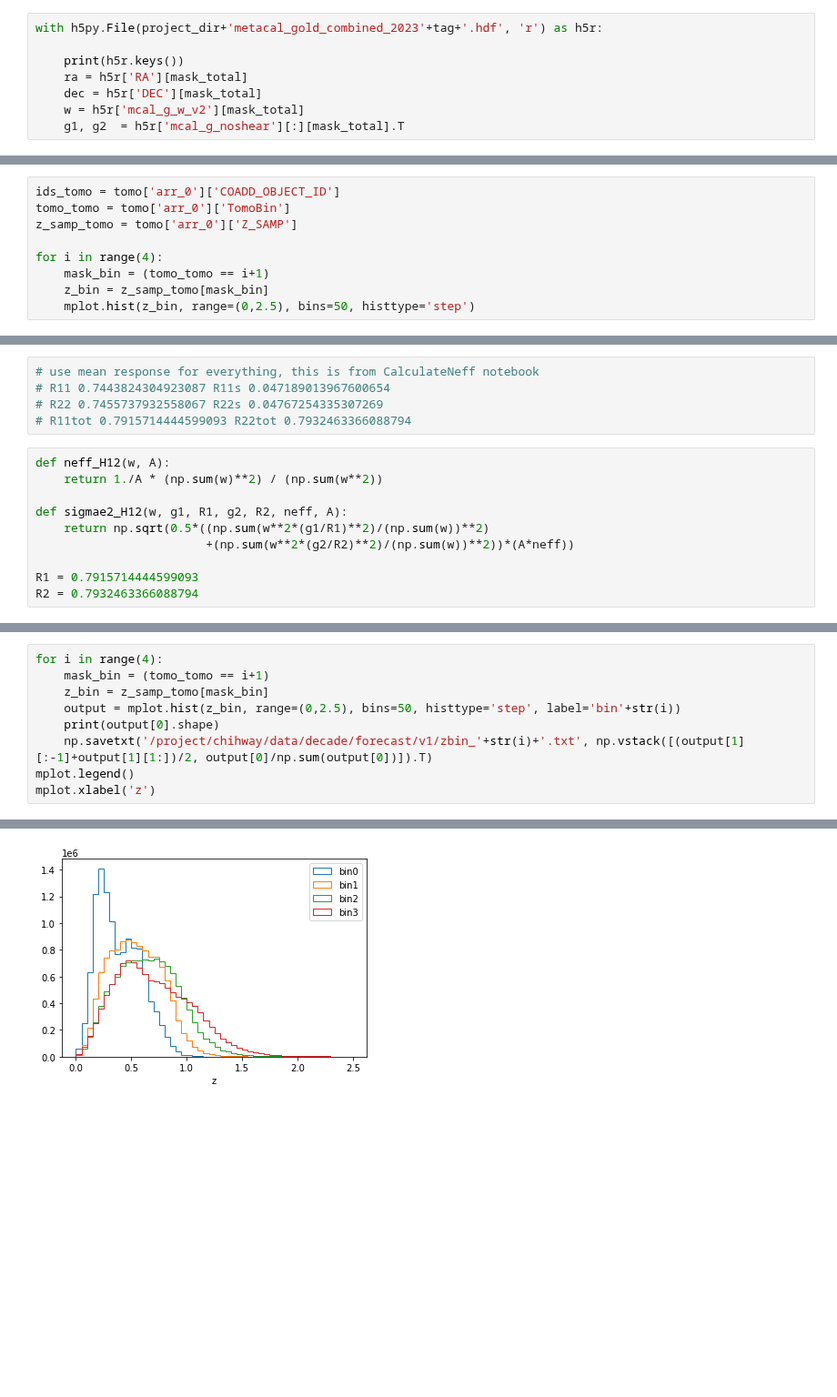
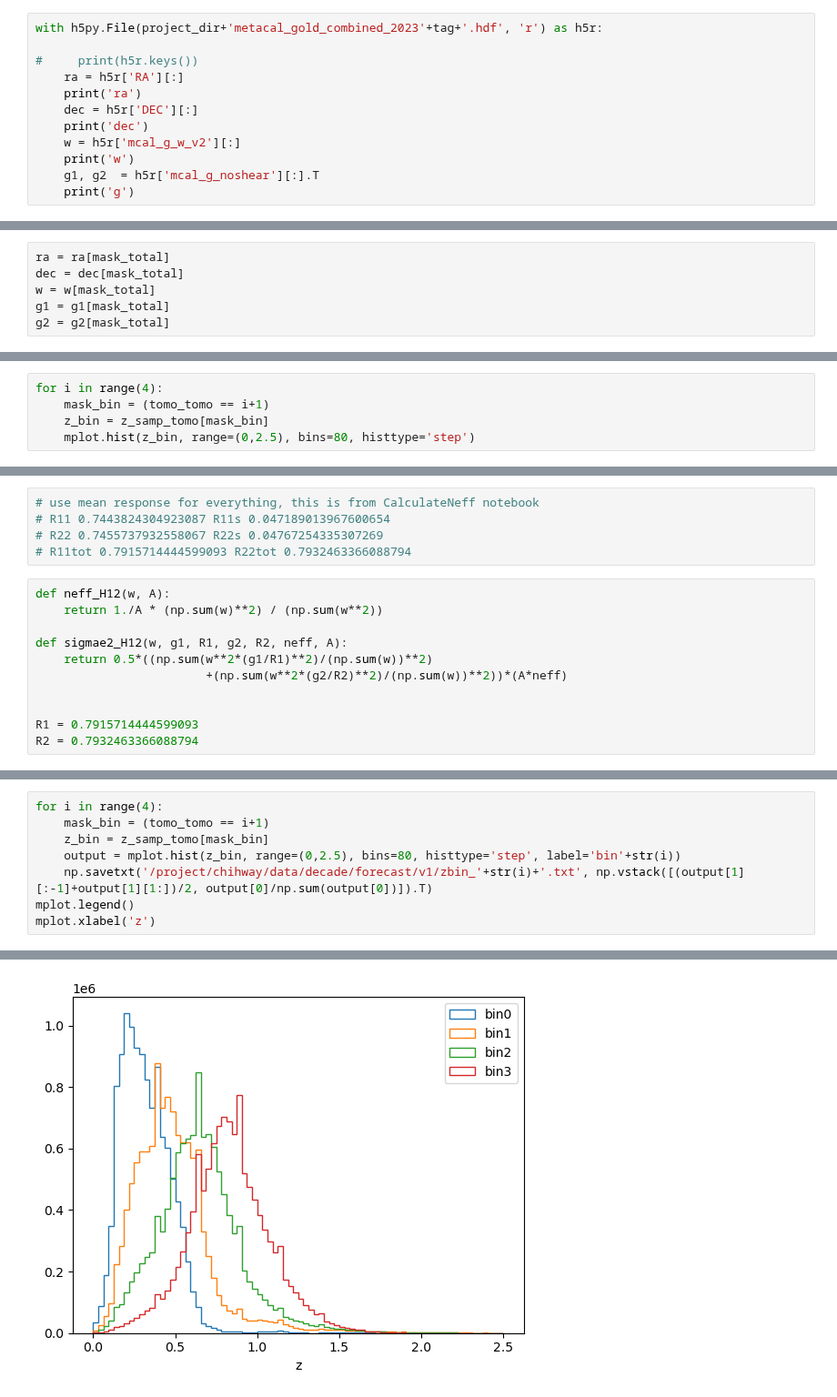
Before and after one commit to delve-survey/shearcat, a Jupyter notebook: shear_catalog/notebooks/MetaData4Cov.ipynb, the cells around one changed output, grey strips where cells are left out. Shown at 91% size. Saved outputs shown, nothing was run; the diff lists cells and outputs as text; blank space fills up the shorter version.

```diff
--- a/shear_catalog/notebooks/MetaData4Cov.ipynb
+++ b/shear_catalog/notebooks/MetaData4Cov.ipynb
@@ -85,9 +85,13 @@ len(ids[mask_total])
 # %%
 with h5py.File(project_dir+'metacal_gold_combined_2023'+tag+'.hdf', 'r') as h5r:
 
-    print(h5r.keys())
-    ra = h5r['RA'][mask_total]
-    dec = h5r['DEC'][mask_total]
-    w = h5r['mcal_g_w_v2'][mask_total]
-    g1, g2  = h5r['mcal_g_noshear'][:][mask_total].T
+#     print(h5r.keys())
+    ra = h5r['RA'][:]
+    print('ra')
+    dec = h5r['DEC'][:]
+    print('dec')
+    w = h5r['mcal_g_w_v2'][:]
+    print('w')
+    g1, g2  = h5r['mcal_g_noshear'][:].T
+    print('g')
 # %% [output]
@@ -94,0 +102,6 @@ with h5py.File(project_dir+'metacal_gold_combined_2023'+tag+'.hdf', 'r') as h5r:
+# %%
+ra = ra[mask_total]
+dec = dec[mask_total]
+w = w[mask_total]
+g1 = g1[mask_total]
+g2 = g2[mask_total]
@@ -95,10 +112,6 @@ with h5py.File(project_dir+'metacal_gold_combined_2023'+tag+'.hdf', 'r') as h5r:
 # %%
-ids_tomo = tomo['arr_0']['COADD_OBJECT_ID']
-tomo_tomo = tomo['arr_0']['TomoBin']
-z_samp_tomo = tomo['arr_0']['Z_SAMP']
-
 for i in range(4):
     mask_bin = (tomo_tomo == i+1)
     z_bin = z_samp_tomo[mask_bin]
-    mplot.hist(z_bin, range=(0,2.5), bins=50, histtype='step')
+    mplot.hist(z_bin, range=(0,2.5), bins=80, histtype='step')
 # %% [output]
@@ -166,8 +179,9 @@ def neff_H12(w, A):
     return 1./A * (np.sum(w)**2) / (np.sum(w**2))
 
 def sigmae2_H12(w, g1, R1, g2, R2, neff, A):
-    return np.sqrt(0.5*((np.sum(w**2*(g1/R1)**2)/(np.sum(w))**2)
-                        +(np.sum(w**2*(g2/R2)**2)/(np.sum(w))**2))*(A*neff))
+    return 0.5*((np.sum(w**2*(g1/R1)**2)/(np.sum(w))**2)
+                        +(np.sum(w**2*(g2/R2)**2)/(np.sum(w))**2))*(A*neff)
+
 
 R1 = 0.7915714444599093
 R2 = 0.7932463366088794
@@ -195,8 +209,7 @@ Bin     total ngal    raw ngal(/arcmin^2)  neff(/arcmin^2)     sigmae
 for i in range(4):
     mask_bin = (tomo_tomo == i+1)
     z_bin = z_samp_tomo[mask_bin]
-    output = mplot.hist(z_bin, range=(0,2.5), bins=50, histtype='step', label='bin'+str(i))
-    print(output[0].shape)
+    output = mplot.hist(z_bin, range=(0,2.5), bins=80, histtype='step', label='bin'+str(i))
     np.savetxt('/project/chihway/data/decade/forecast/v1/zbin_'+str(i)+'.txt', np.vstack([(output[1][:-1]+output[1][1:])/2, output[0]/np.sum(output[0])]).T)
 mplot.legend()
 mplot.xlabel('z')
@@ -209 +218 @@ Text(0.5, 0, 'z')
-[figure, old version]
+[figure, new version]
```
Also changed, not shown: parts of 7 cells of this notebook.
